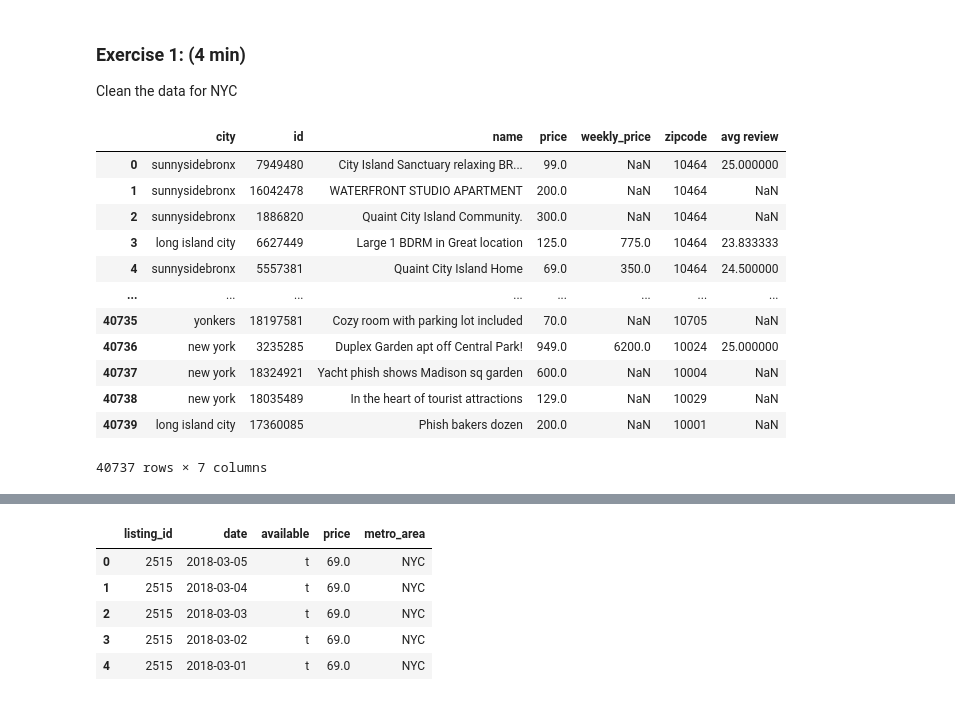
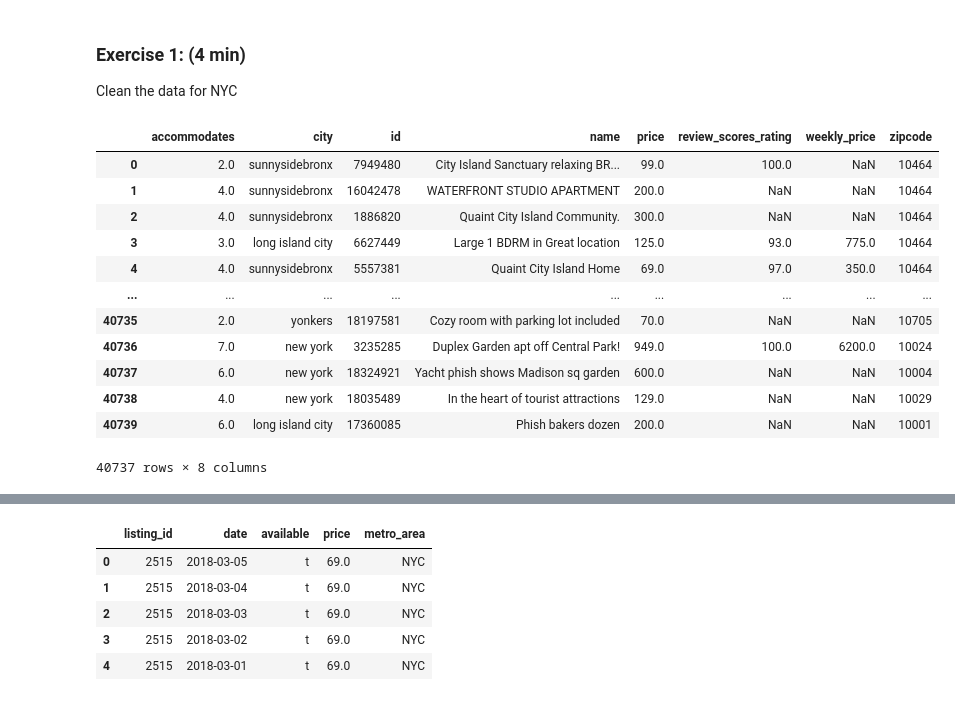
Before and after one commit to ChengAaron/1130-Final, a Jupyter notebook: 1130 Project.ipynb, the cells around one changed output, grey strips where cells are left out. Drawn from its saved outputs; the diff is of its cells as text; code cells hidden in the pictures.

```diff
--- a/1130 Project.ipynb
+++ b/1130 Project.ipynb
@@ -121,31 +121,32 @@ lists.head()
 
 Clean the data for NYC
 # %%
-lists = lists.drop(['accommodates', 'amenities', 'availability_30','bathrooms','bed_type','bedrooms','beds'], axis=1)
+lists = pd.read_csv('listings.csv')
+lists = lists.drop(['amenities', 'availability_30','bathrooms','bed_type','bedrooms','beds'], axis=1)
 lists = lists.drop(['cancellation_policy', 'has_availability', 'instant_bookable','latitude','longitude'], axis=1)
 lists = lists.drop(['property_type', 'room_type'], axis=1)
-lists['avg review'] = lists[['review_scores_checkin', 'review_scores_cleanliness','review_scores_communication','review_scores_location','review_scores_rating','review_scores_value']].mean(axis=1)
-lists = lists.drop(['review_scores_checkin', 'review_scores_cleanliness','review_scores_communication','review_scores_location','review_scores_rating','review_scores_value'], axis=1)
+#lists['avg review'] = lists[['review_scores_checkin', 'review_scores_cleanliness','review_scores_communication','review_scores_location','review_scores_rating','review_scores_value']].mean(axis=1)
+lists = lists.drop(['review_scores_checkin', 'review_scores_cleanliness','review_scores_communication','review_scores_location','review_scores_value'], axis=1)
 lists = lists[lists.state == 'NY']
 lists[lists.columns[~lists.isnull().any()]]
 lists = lists[lists.metropolitan == 'NYC']
 lists[lists.columns[~lists.isnull().any()]]
 lists = lists.drop(['host_id', 'metropolitan','state'], axis=1)
 lists
 # %% [output]
-|  | city | id | name | price | weekly_price | zipcode | avg review |
-| 0 | sunnysidebronx | 7949480 | City Island Sanctuary relaxing BR... | 99.0 | NaN | 10464 | 25.000000 |
-| 1 | sunnysidebronx | 16042478 | WATERFRONT STUDIO APARTMENT | 200.0 | NaN | 10464 | NaN |
-| 2 | sunnysidebronx | 1886820 | Quaint City Island Community. | 300.0 | NaN | 10464 | NaN |
-| 3 | long island city | 6627449 | Large 1 BDRM in Great location | 125.0 | 775.0 | 10464 | 23.833333 |
-| 4 | sunnysidebronx | 5557381 | Quaint City Island Home | 69.0 | 350.0 | 10464 | 24.500000 |
-| ... | ... | ... | ... | ... | ... | ... | ... |
-| 40735 | yonkers | 18197581 | Cozy room with parking lot included | 70.0 | NaN | 10705 | NaN |
-| 40736 | new york | 3235285 | Duplex Garden apt off Central Park! | 949.0 | 6200.0 | 10024 | 25.000000 |
-| 40737 | new york | 18324921 | Yacht phish shows Madison sq garden | 600.0 | NaN | 10004 | NaN |
-| 40738 | new york | 18035489 | In the heart of tourist attractions | 129.0 | NaN | 10029 | NaN |
-| 40739 | long island city | 17360085 | Phish bakers dozen | 200.0 | NaN | 10001 | NaN |
+|  | accommodates | city | id | name | price | review_scores_rating | weekly_price | zipcode |
+| 0 | 2.0 | sunnysidebronx | 7949480 | City Island Sanctuary relaxing BR... | 99.0 | 100.0 | NaN | 10464 |
+| 1 | 4.0 | sunnysidebronx | 16042478 | WATERFRONT STUDIO APARTMENT | 200.0 | NaN | NaN | 10464 |
+| 2 | 4.0 | sunnysidebronx | 1886820 | Quaint City Island Community. | 300.0 | NaN | NaN | 10464 |
+| 3 | 3.0 | long island city | 6627449 | Large 1 BDRM in Great location | 125.0 | 93.0 | 775.0 | 10464 |
+| 4 | 4.0 | sunnysidebronx | 5557381 | Quaint City Island Home | 69.0 | 97.0 | 350.0 | 10464 |
+| ... | ... | ... | ... | ... | ... | ... | ... | ... |
+| 40735 | 2.0 | yonkers | 18197581 | Cozy room with parking lot included | 70.0 | NaN | NaN | 10705 |
+| 40736 | 7.0 | new york | 3235285 | Duplex Garden apt off Central Park! | 949.0 | 100.0 | 6200.0 | 10024 |
+| 40737 | 6.0 | new york | 18324921 | Yacht phish shows Madison sq garden | 600.0 | NaN | NaN | 10004 |
+| 40738 | 4.0 | new york | 18035489 | In the heart of tourist attractions | 129.0 | NaN | NaN | 10029 |
+| 40739 | 6.0 | long island city | 17360085 | Phish bakers dozen | 200.0 | NaN | NaN | 10001 |
-40737 rows × 7 columns
+40737 rows × 8 columns
 # %%
 # Cleaning venues, only get NYC drops NA values
 venuescl = venues[venues.city == 'new york city']
```
Also changed, not shown: parts of 8 cells of this notebook.
